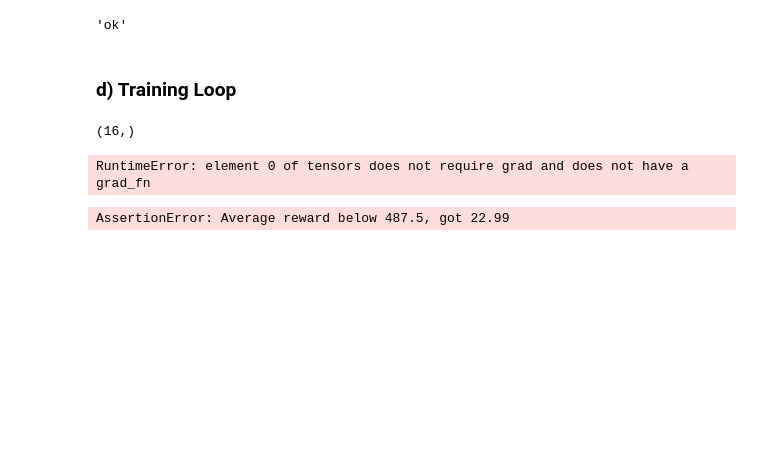
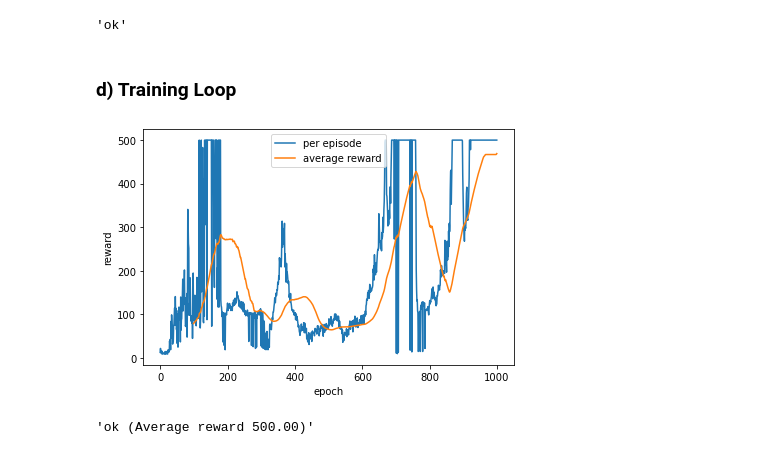
Before and after one commit to shubham-sharma3/RL_BPA2, a Jupyter notebook: tasks/reinforce.ipynb, the cells around one changed output. Saved outputs shown, nothing was run; the diff lists cells and outputs as text; code cells hidden in the pictures; blank space fills up the shorter version.

```diff
--- a/tasks/reinforce.ipynb
+++ b/tasks/reinforce.ipynb
@@ -57,9 +57,9 @@ class Policy(nn.Module):
         # ********************
         # TODO Implement forward pass
         x = F.relu(self.layer1(x))
-        x = self.layer2(x)
+        x = F.softmax(self.layer2(x),dim=1)
        # ********************
-        return F.softmax(x,dim=1)
+        return x
 # %%
 # Test code
 _test_output = Policy()(torch.tensor([[1.0, 2, 3, 4]]))
@@ -87,7 +87,7 @@ def sample_action(probs):
     log_prob = m.log_prob(action)
 
 
-    return action, log_prob
+    return action.item(), log_prob
 # %%
 # Test code
 _test_action, _test_log_prob = sample_action(torch.tensor([1, 2, 3, 4]))
@@ -167,12 +163,10 @@ with tqdm(range(episodes)) as pbar:
             # ********************
             # TODO Sample action for current state
             prob = policy.forward(torch.tensor([state]))
-
-
-            actionT, log_prob = sample_action(prob.data[0])
+            action, log_prob = sample_action(prob)
             # print(type(action))
             # print(log_prob)
-            action = int(actionT)
+
             # log_prob = float(log_prob)
 
             # ********************
@@ -184,46 +178,44 @@ with tqdm(range(episodes)) as pbar:
             rewards.append(reward)
             # print(np.shape(rewards))
 
-        print(np.shape(log_probs))
 
         total_rewards.append(sum(rewards))
 
         # ********************
         # TODO Compute loss
         returns = estimate_return(rewards)
-        policy_loss = 0
+        policy_loss = []
         # policy_loss = -log_prob*(estimate_return(rewards))
         for l,r in zip(log_probs,returns):
-            policy_loss += -l*r
+            policy_loss.append(-l*r)
 
-
+        policy_loss = torch.cat(policy_loss).sum()
         # ********************
 
         # Update policy
         optimizer.zero_grad()
         policy_loss.backward()
         optimizer.step()
 
         # Print statistics
         pbar.set_description(
             f"Mean training reward {np.mean(total_rewards[-100:]):.02f}")
 
 # Save model
 with open("solution/a2d.pt", "wb") as f:
     torch.save(policy, f)
 
 # Plot training
 plt.plot(total_rewards, label="per episode")
 plt.plot(pd.DataFrame(total_rewards).rolling(
     100).mean(), label="average reward")
 plt.xlabel("epoch")
 plt.ylabel("reward")
 plt.legend()
 plt.tight_layout()
 plt.savefig("solution/a2d.png")
 # %% [output]
-(16,)
-RuntimeError: element 0 of tensors does not require grad and does not have a grad_fn
+[figure, added]
 # %%
 # Test code
 policy.eval()  # Switch to evaluation mode
@@ -243,7 +235,7 @@ _avg_reward = np.mean([_rollout(seed=i) for i in tqdm(range(100), desc="Validati
 assert _avg_reward >= 487.5, f"Average reward below 487.5, got {_avg_reward}"
 f"ok (Average reward {_avg_reward:0.2f})"
 # %% [output]
-AssertionError: Average reward below 487.5, got 22.99
+'ok (Average reward 500.00)'
 # %%
 # Take a look at the learned policy (this will not run on the JupyterHub)
 greedy = True
```
Also changed, not shown: parts of 1 cell of this notebook, 1 other file.
